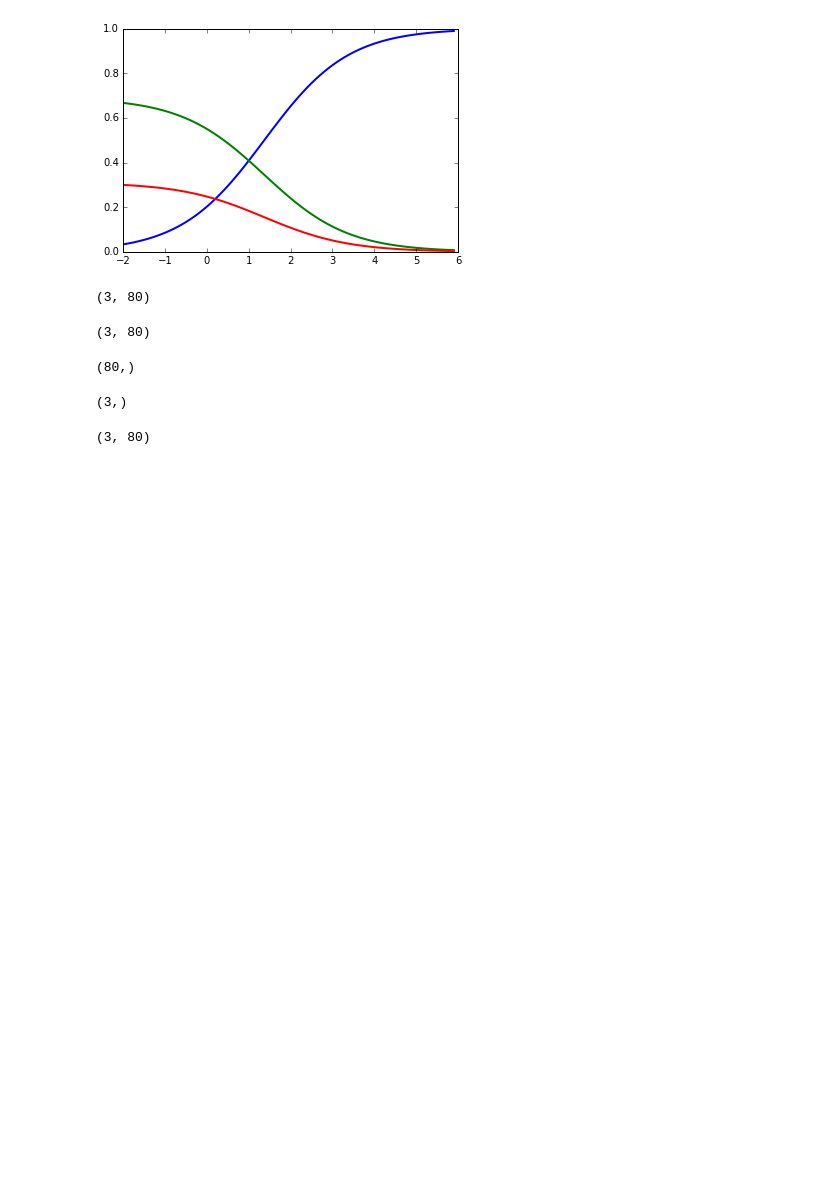
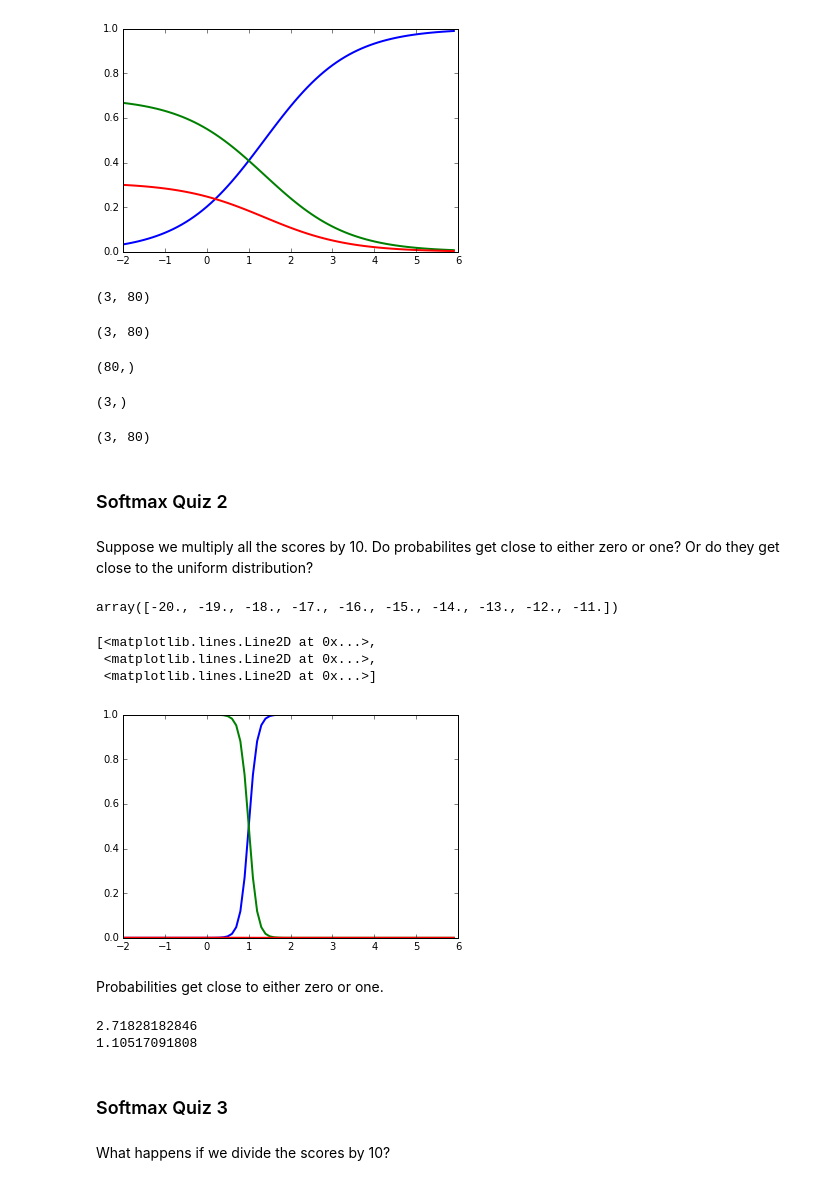
Before and after one commit to gnperdue/Udacity, a Jupyter notebook: DeepLearning/dlLesson1/udacity_dl_l1_machine_learning_to_deep_learning.ipynb, the cells around one changed output. Cells and saved outputs as stored; diff of their text form; code cells hidden in the pictures; blank space fills up the shorter version.

```diff
--- a/DeepLearning/dlLesson1/udacity_dl_l1_machine_learning_to_deep_learning.ipynb
+++ b/DeepLearning/dlLesson1/udacity_dl_l1_machine_learning_to_deep_learning.ipynb
@@ -177,3 +177,33 @@ np.shape(np.sum(np.exp(scores), axis=1))
 np.shape(np.exp(scores) / np.sum(np.exp(scores), axis=0))
 # %% [output]
 (3, 80)
+# %% [markdown]
+### Softmax Quiz 2
+# %% [markdown]
+Suppose we multiply all the scores by 10. Do probabilites get close to either zero or one? Or do they get close to the uniform distribution?
+# %%
+x = np.arange(-2.0, 6.0, 0.1)
+scores = np.vstack([10.0 * x, 10.0 * np.ones_like(x), 2.0 * np.ones_like(x)])
+# %%
+10.0 * x[:10]
+# %% [output]
+array([-20., -19., -18., -17., -16., -15., -14., -13., -12., -11.])
+# %%
+plt.plot(x, softmax(scores).T, linewidth=2)
+# %% [output]
+[<matplotlib.lines.Line2D at 0x...>,
+ <matplotlib.lines.Line2D at 0x...>,
+ <matplotlib.lines.Line2D at 0x...>]
+[figure, added]
+# %% [markdown]
+Probabilities get close to either zero or one.
+# %%
+print(np.exp(10)/np.exp(9))
+print(np.exp(1)/np.exp(0.9))
+# %% [output]
+2.71828182846
+1.10517091808
+# %% [markdown]
+### Softmax Quiz 3
+# %% [markdown]
+What happens if we divide the scores by 10?
```
Also changed, not shown: parts of 17 cells of this notebook, 4 other files.
